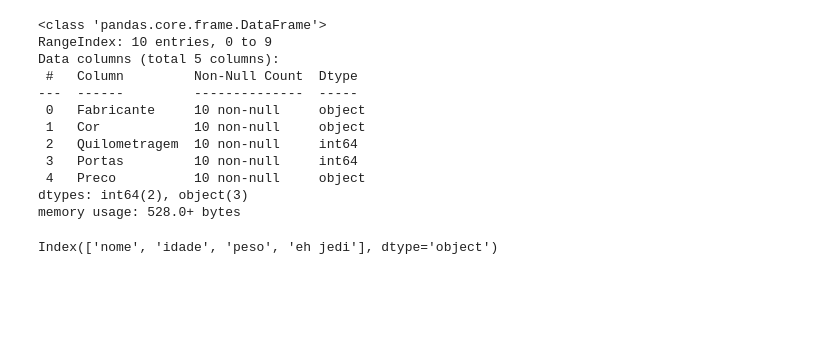
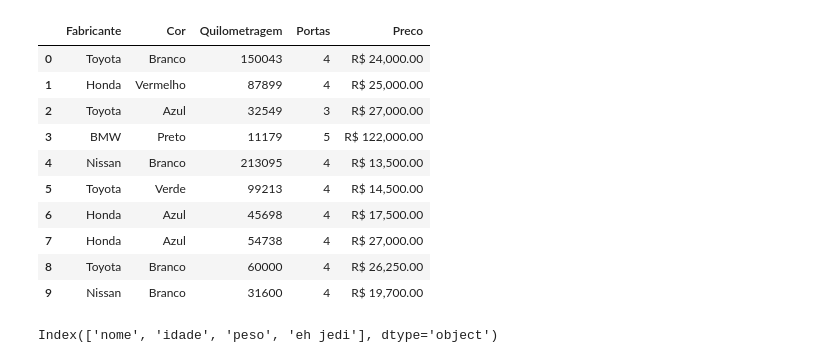
Before and after one commit to ricardoriverac/youxlab-treino-git, a Jupyter notebook: aula.ipynb/pdfdorodri.ipynb, the cells around one changed output. Saved outputs shown, nothing was run; the diff lists cells and outputs as text; code cells hidden in the pictures; blank space fills up the shorter version.

Commit message:
Aprendendo Dados com Pandas

```diff
--- a/aula.ipynb/pdfdorodri.ipynb
+++ b/aula.ipynb/pdfdorodri.ipynb
@@ -1,26 +1,26 @@
 # %%
 import pandas as pd
 dados = pd.read_csv(r"/home/youx/youxlab-treino-git/aula.ipynb/venda-de-carros (1).csv")
 #Método .head() exibe as 5 primeiras linhas da base de dados por padrão, ou quantas linhas eu
 #quiser passando o valor dentro do head:
 #dados.head()
 #Método .info() exibe as informações da base:
 #dados.info()
 #O atributo .shape retorna quantas linhas e colunas tem no DataFrame:
 #dados.shape
+dados
 # %% [output]
-<class 'pandas.core.frame.DataFrame'>
-RangeIndex: 10 entries, 0 to 9
-Data columns (total 5 columns):
- #   Column         Non-Null Count  Dtype
----  ------         --------------  -----
- 0   Fabricante     10 non-null     object
- 1   Cor            10 non-null     object
- 2   Quilometragem  10 non-null     int64
- 3   Portas         10 non-null     int64
- 4   Preco          10 non-null     object
-dtypes: int64(2), object(3)
-memory usage: 528.0+ bytes
+|  | Fabricante | Cor | Quilometragem | Portas | Preco |
+| 0 | Toyota | Branco | 150043 | 4 | R$ 24,000.00 |
+| 1 | Honda | Vermelho | 87899 | 4 | R$ 25,000.00 |
+| 2 | Toyota | Azul | 32549 | 3 | R$ 27,000.00 |
+| 3 | BMW | Preto | 11179 | 5 | R$ 122,000.00 |
+| 4 | Nissan | Branco | 213095 | 4 | R$ 13,500.00 |
+| 5 | Toyota | Verde | 99213 | 4 | R$ 14,500.00 |
+| 6 | Honda | Azul | 45698 | 4 | R$ 17,500.00 |
+| 7 | Honda | Azul | 54738 | 4 | R$ 27,000.00 |
+| 8 | Toyota | Branco | 60000 | 4 | R$ 26,250.00 |
+| 9 | Nissan | Branco | 31600 | 4 | R$ 19,700.00 |
 # %%
 personagens_dfs = pd.DataFrame({
     'nome' : ['Luke Skywalker', 'Yoda', 'Palpatine', 'Fabas'],
```
Also changed, not shown: 4 other files.
